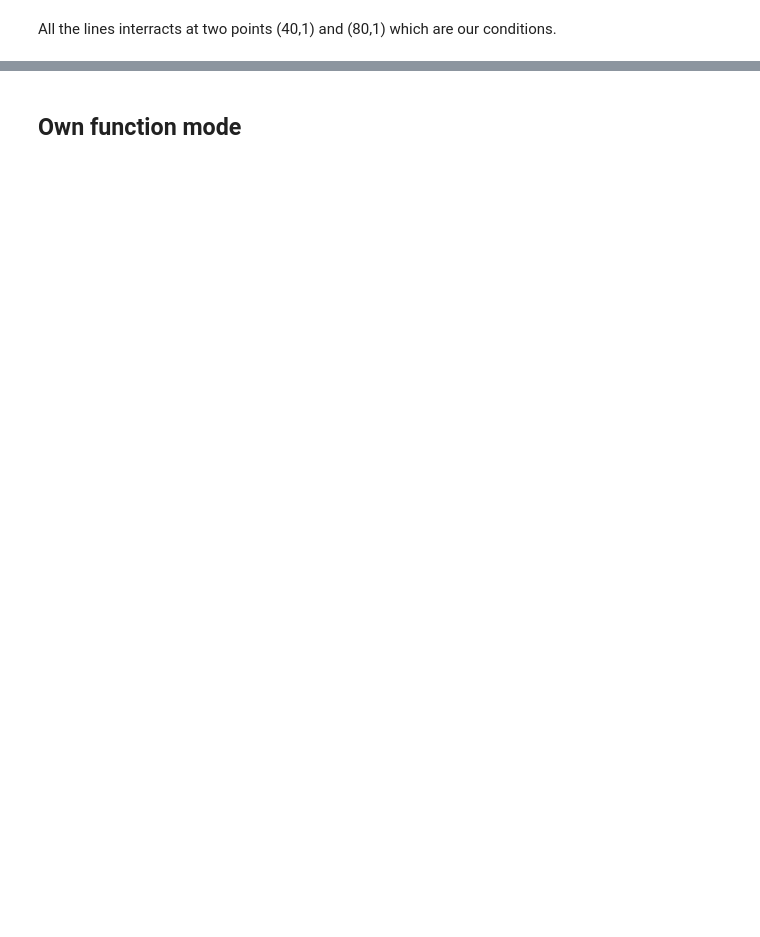
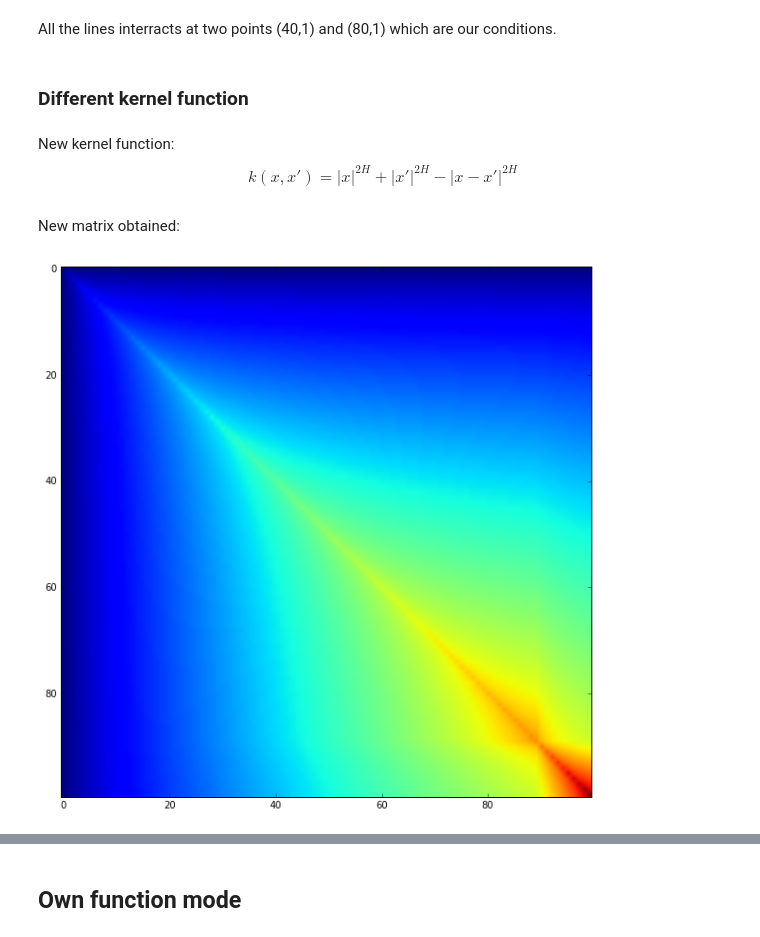
Before and after one commit to koptelovmax/gaussianprocess, a Jupyter notebook: Python/Multivariate_Gaussian.ipynb, the cells around one changed output, grey strips where cells are left out. Cells and saved outputs as stored; diff of their text form; code cells hidden in the pictures; blank space fills up the shorter version.

```diff
--- a/Python/Multivariate_Gaussian.ipynb
+++ b/Python/Multivariate_Gaussian.ipynb
@@ -195,2 +189,31 @@ mp.show()
 # %% [markdown]
 All the lines interracts at two points (40,1) and (80,1) which are our conditions.
+# %% [markdown]
+### Different kernel function
+# %% [markdown]
+New kernel function: $$k(x,x') = |x|^{2H} + |x'|^{2H} - |x - x'|^{2H}$$
+# %%
+def mykernel2(x1,x2):
+    H = 0.3
+    return np.abs(x1)**(2*H) + np.abs(x2)**(2*H) - np.abs(x1-x2)**(2*H)
+# %%
+def getkernmatrix2(x,y):
+    k1 = np.size(x)
+    k2 = np.size(y)
+    matrix = np.zeros((k1,k2))
+    for i in range(0,k1):
+        for j in range(0,k2):
+            matrix[i,j] = mykernel2(x[i],y[j])
+
+    return matrix
+# %% [markdown]
+New matrix obtained:
+# %%
+K = getkernmatrix2(x,x)
+
+# visualization of kernel matrix
+fig = mp.figure(figsize=(10,10)) # scale of the plot
+image = mp.imshow(K)
+mp.show()
+# %% [output]
+[figure, added]
```
Also changed, not shown: parts of 34 cells of this notebook, 1 other file.
